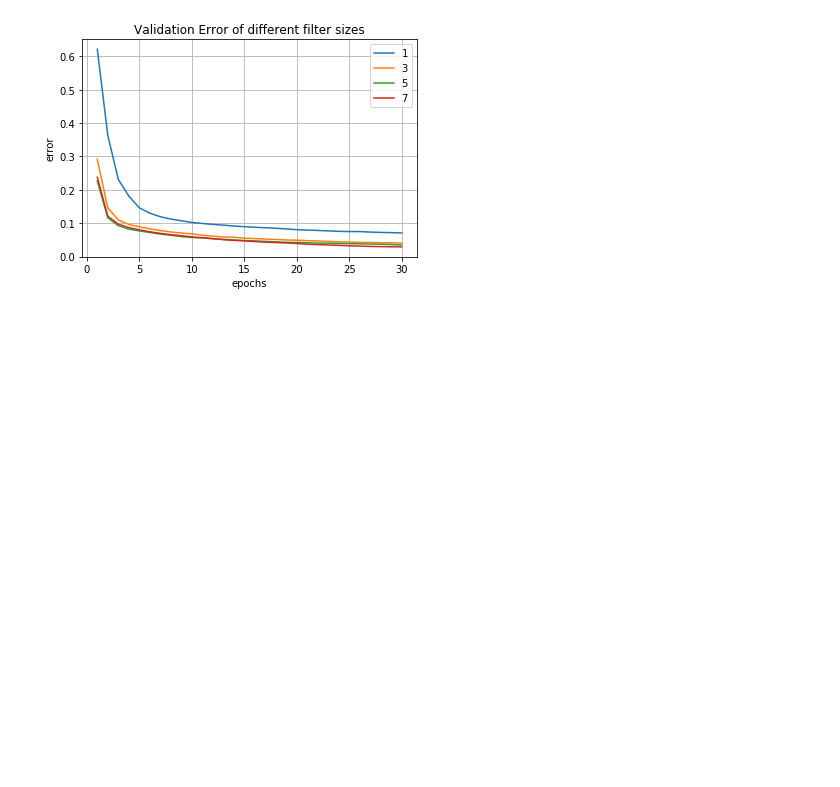
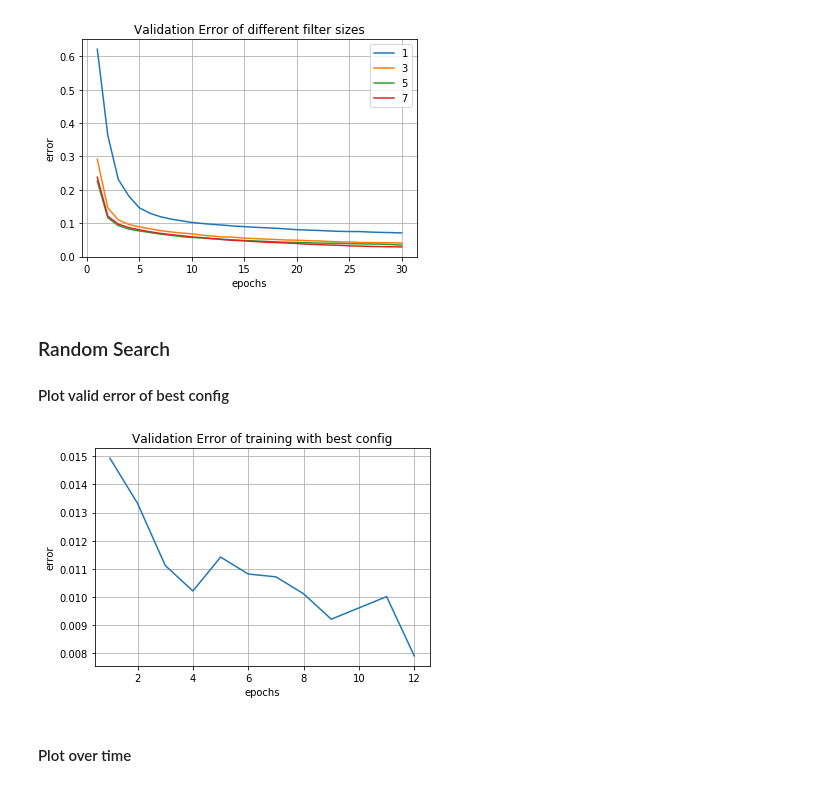
Before and after one commit to megan-klaiber/dl-lab-2018, a Jupyter notebook: exercise2/code/visualize.ipynb, the cells around one changed output. Cells and saved outputs as stored; diff of their text form; code cells hidden in the pictures; blank space fills up the shorter version.

Commit message:
Updated randm search. Added exercise 03 of r/nr track.

```diff
--- a/exercise2/code/visualize.ipynb
+++ b/exercise2/code/visualize.ipynb
@@ -91,3 +95,36 @@ for test in data:
 [figure]
 [figure]
 [figure]
+# %% [markdown]
+### Random Search
+#### Plot valid error of best config
+# %%
+# import json files with validation error
+path_epoch12 = '../results/rs/rs_epoch12/results_run_best.json'
+#path_epoch20 = '../results/filter/filter_epoch20/results_run'
+#path_epoch30 = '../results/filter/filter_epoch30/results_run'
+
+with open(path_epoch12) as json_file:
+    best_run = json.load(json_file)
+# %%
+max_epochs =len(best_run["learning_curve"])
+#print(max_epochs)
+epochs = np.arange(1, max_epochs+1)
+#print(epochs)
+valid_error = best_run["learning_curve"]
+plt.plot(epochs, valid_error)
+
+plt.grid(True)
+plt.xlabel("epochs")
+plt.ylabel("error")
+#plt.yticks(np.arange(0, 0.7, step=0.05))
+#plt.legend()
+plt.title("Validation Error of training with best config")
+
+
+plt.savefig('../report/plots/rs/valid_error_%s.png' % str(max_epochs) , dpi=150)
+plt.show()
+# %% [output]
+[figure, added]
+# %% [markdown]
+#### Plot over time
```
Also changed, not shown: parts of 3 cells of this notebook, 14 other files.
